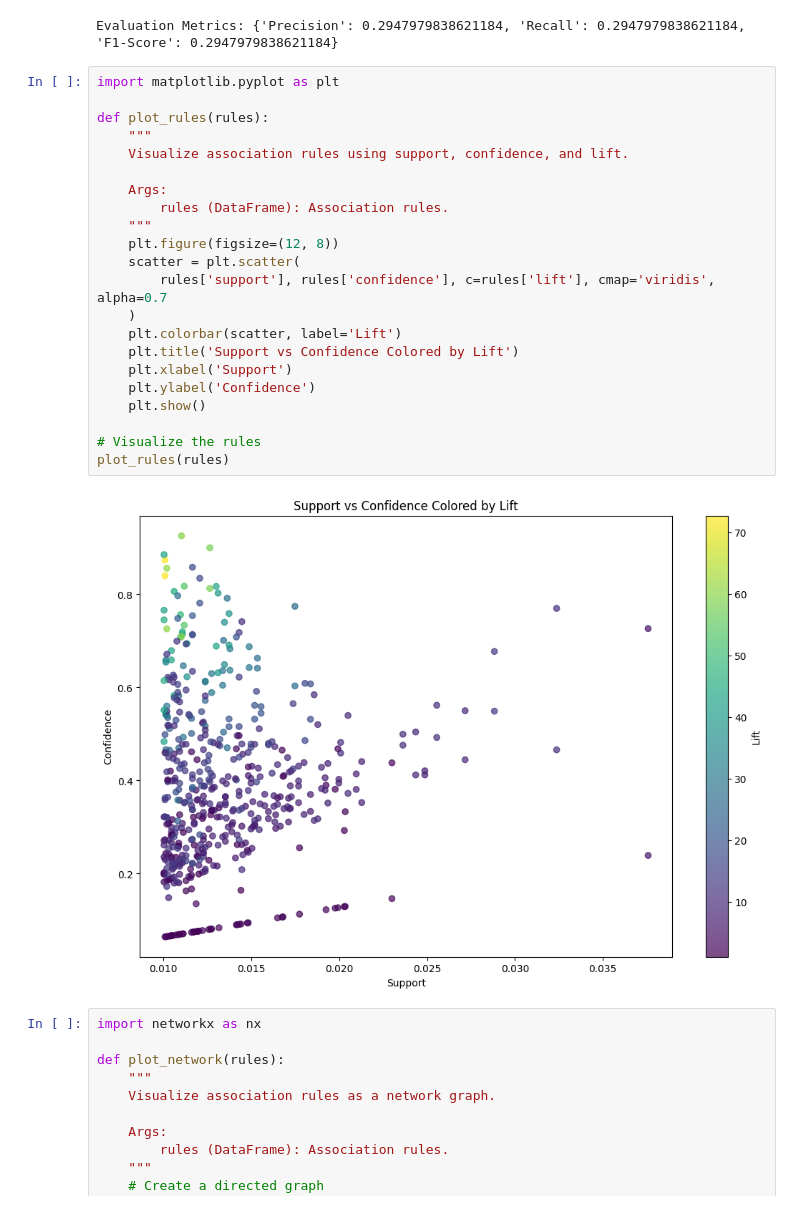
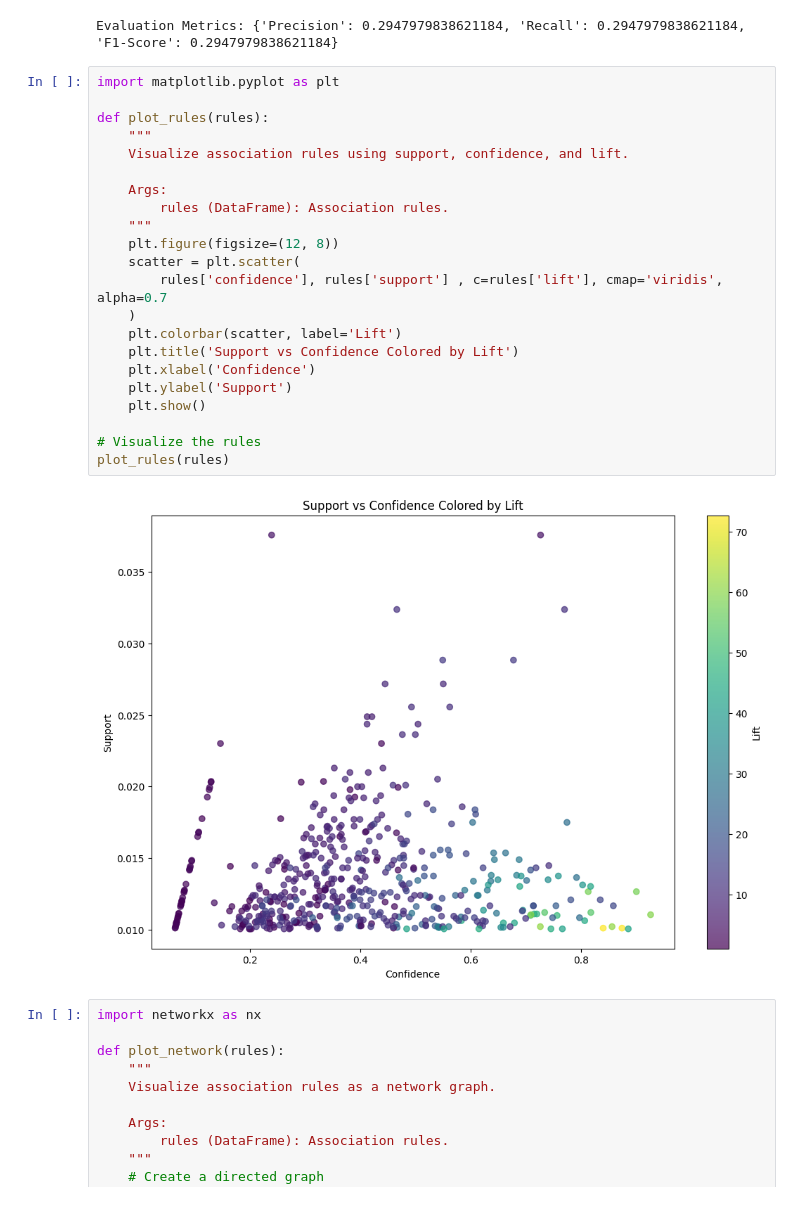
Before and after one commit to DjeziriOus/MiniProjet-ML, a Jupyter notebook: retail.ipynb, the cells around one changed output. Cells and saved outputs as stored; diff of their text form.

```diff
--- a/retail.ipynb
+++ b/retail.ipynb
@@ -221,27 +221,27 @@ Evaluation Metrics: {'Precision': 0.2947979838621184, 'Recall': 0.29479798386211
 # %%
 import matplotlib.pyplot as plt
 
 def plot_rules(rules):
     """
     Visualize association rules using support, confidence, and lift.
 
     Args:
         rules (DataFrame): Association rules.
     """
     plt.figure(figsize=(12, 8))
     scatter = plt.scatter(
-        rules['support'], rules['confidence'], c=rules['lift'], cmap='viridis', alpha=0.7
+        rules['confidence'], rules['support'] , c=rules['lift'], cmap='viridis', alpha=0.7
     )
     plt.colorbar(scatter, label='Lift')
     plt.title('Support vs Confidence Colored by Lift')
-    plt.xlabel('Support')
-    plt.ylabel('Confidence')
+    plt.xlabel('Confidence')
+    plt.ylabel('Support')
     plt.show()
 
 # Visualize the rules
 plot_rules(rules)
 # %% [output]
-[figure, old version]
+[figure, new version]
 # %%
 import networkx as nx
 
```
Also changed, not shown: 6 other files.
